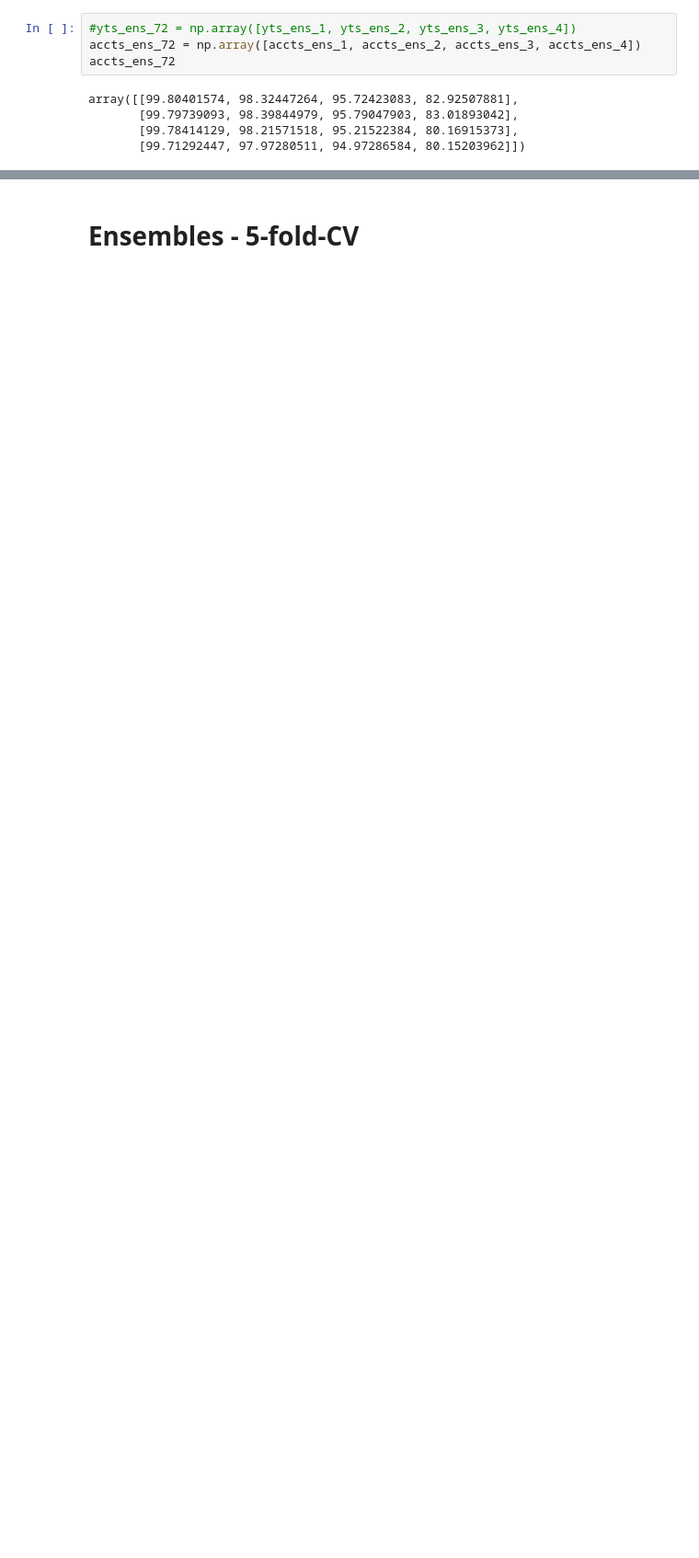
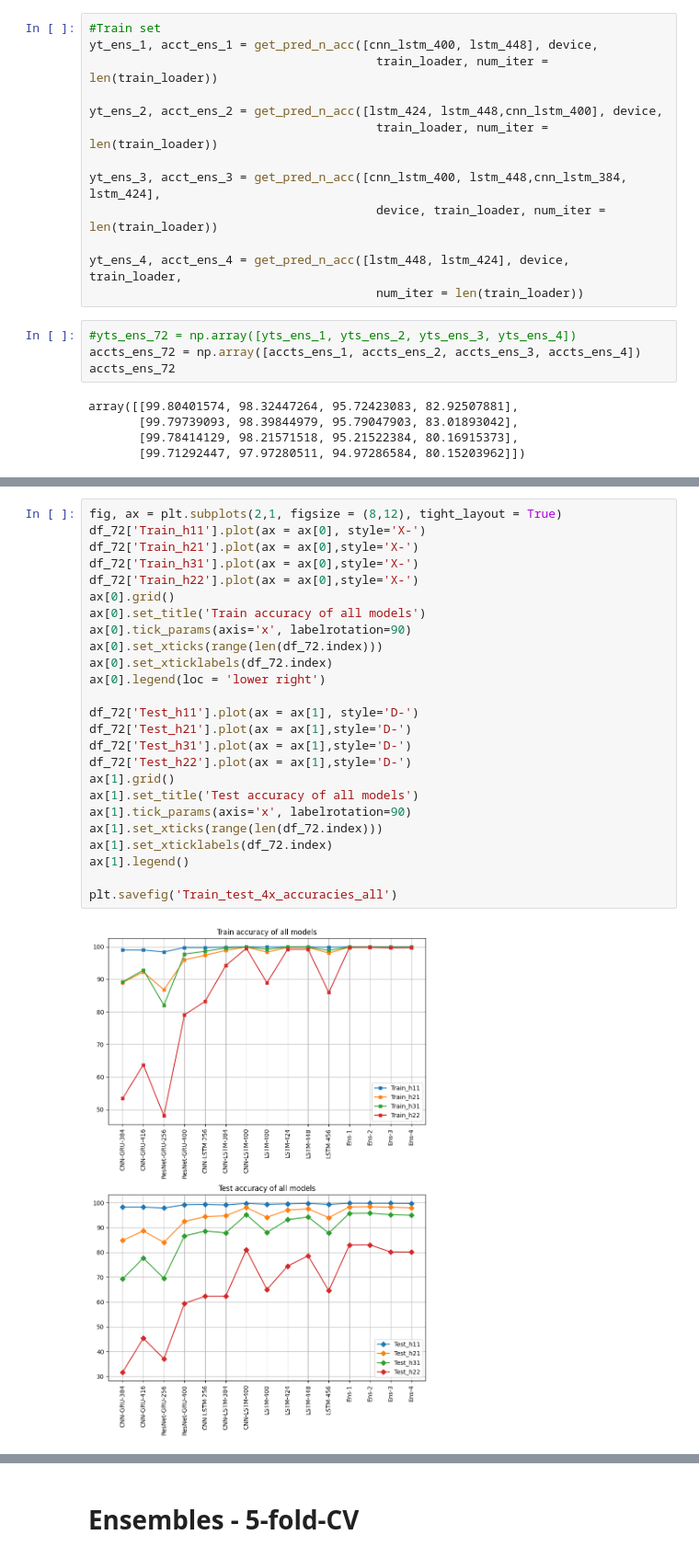
Before and after one commit to lorrespz/CICY4-Deep-learning-hybrid-recurrent-NNs-main, a Jupyter notebook: cicy4-training-results-all-models-w-5fold-cv.ipynb, the cells around one changed output, grey strips where cells are left out. Shown at 92% size. Cells and saved outputs as stored; diff of their text form; blank space fills up the shorter version.

```diff
--- a/cicy4-training-results-all-models-w-5fold-cv.ipynb
+++ b/cicy4-training-results-all-models-w-5fold-cv.ipynb
@@ -579,6 +690,19 @@ yts_ens_3, accts_ens_3 = get_pred_n_acc([cnn_lstm_400, lstm_448,cnn_lstm_384, ls
 
 yts_ens_4, accts_ens_4 = get_pred_n_acc([lstm_448, lstm_424], device, test_loader,
                                         num_iter = len(test_loader))
+# %%
+#Train set
+yt_ens_1, acct_ens_1 = get_pred_n_acc([cnn_lstm_400, lstm_448], device,
+                                        train_loader, num_iter = len(train_loader))
+
+yt_ens_2, acct_ens_2 = get_pred_n_acc([lstm_424, lstm_448,cnn_lstm_400], device,
+                                        train_loader, num_iter = len(train_loader))
+
+yt_ens_3, acct_ens_3 = get_pred_n_acc([cnn_lstm_400, lstm_448,cnn_lstm_384, lstm_424],
+                                        device, train_loader, num_iter = len(train_loader))
+
+yt_ens_4, acct_ens_4 = get_pred_n_acc([lstm_448, lstm_424], device, train_loader,
+                                        num_iter = len(train_loader))
 # %%
 #yts_ens_72 = np.array([yts_ens_1, yts_ens_2, yts_ens_3, yts_ens_4])
 accts_ens_72 = np.array([accts_ens_1, accts_ens_2, accts_ens_3, accts_ens_4])
@@ -590,0 +757,27 @@ array([[99.80401574, 98.32447264, 95.72423083, 82.92507881],
+# %%
+fig, ax = plt.subplots(2,1, figsize = (8,12), tight_layout = True)
+df_72['Train_h11'].plot(ax = ax[0], style='X-')
+df_72['Train_h21'].plot(ax = ax[0],style='X-')
+df_72['Train_h31'].plot(ax = ax[0],style='X-')
+df_72['Train_h22'].plot(ax = ax[0],style='X-')
+ax[0].grid()
+ax[0].set_title('Train accuracy of all models')
+ax[0].tick_params(axis='x', labelrotation=90)
+ax[0].set_xticks(range(len(df_72.index)))
+ax[0].set_xticklabels(df_72.index)
+ax[0].legend(loc = 'lower right')
+
+df_72['Test_h11'].plot(ax = ax[1], style='D-')
+df_72['Test_h21'].plot(ax = ax[1],style='D-')
+df_72['Test_h31'].plot(ax = ax[1],style='D-')
+df_72['Test_h22'].plot(ax = ax[1],style='D-')
+ax[1].grid()
+ax[1].set_title('Test accuracy of all models')
+ax[1].tick_params(axis='x', labelrotation=90)
+ax[1].set_xticks(range(len(df_72.index)))
+ax[1].set_xticklabels(df_72.index)
+ax[1].legend()
+
+plt.savefig('Train_test_4x_accuracies_all')
+# %% [output]
+[figure, added]
```
Also changed, not shown: parts of 41 cells of this notebook.
